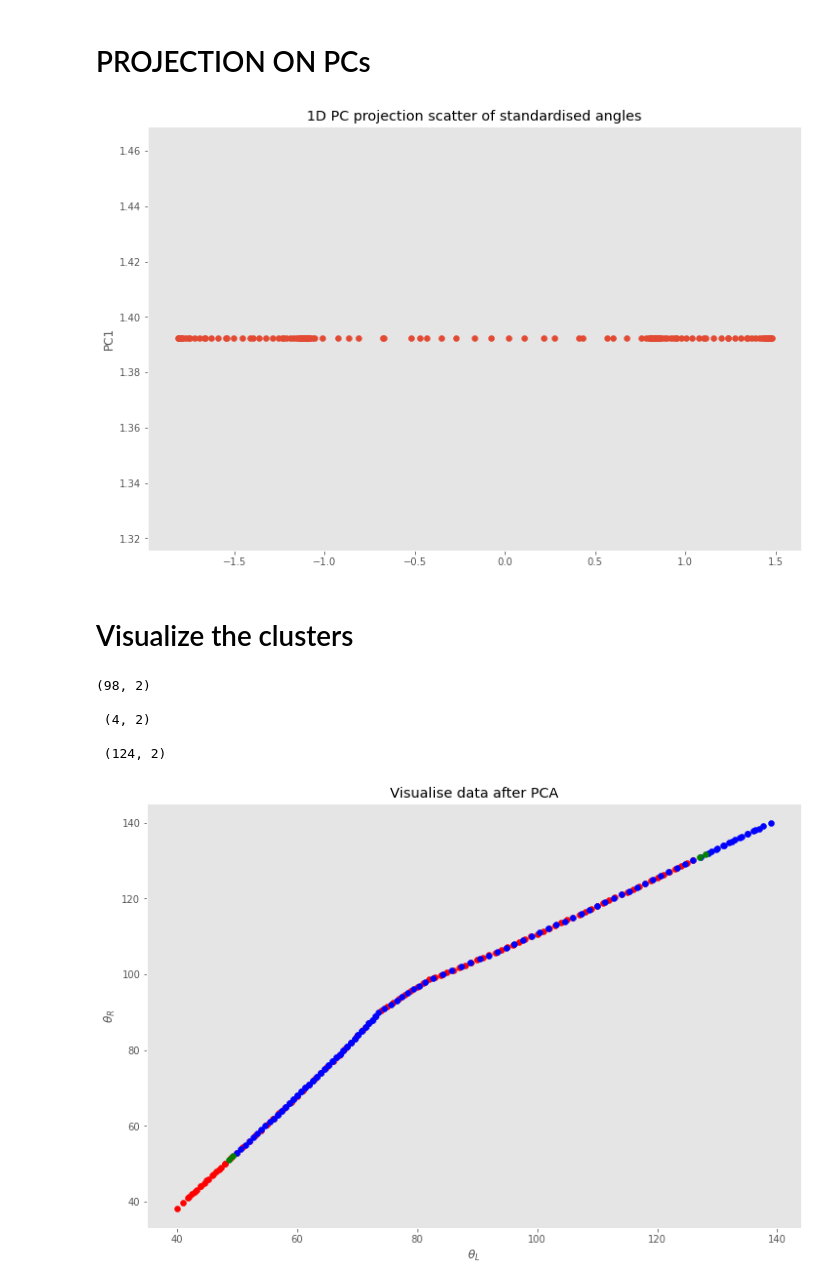
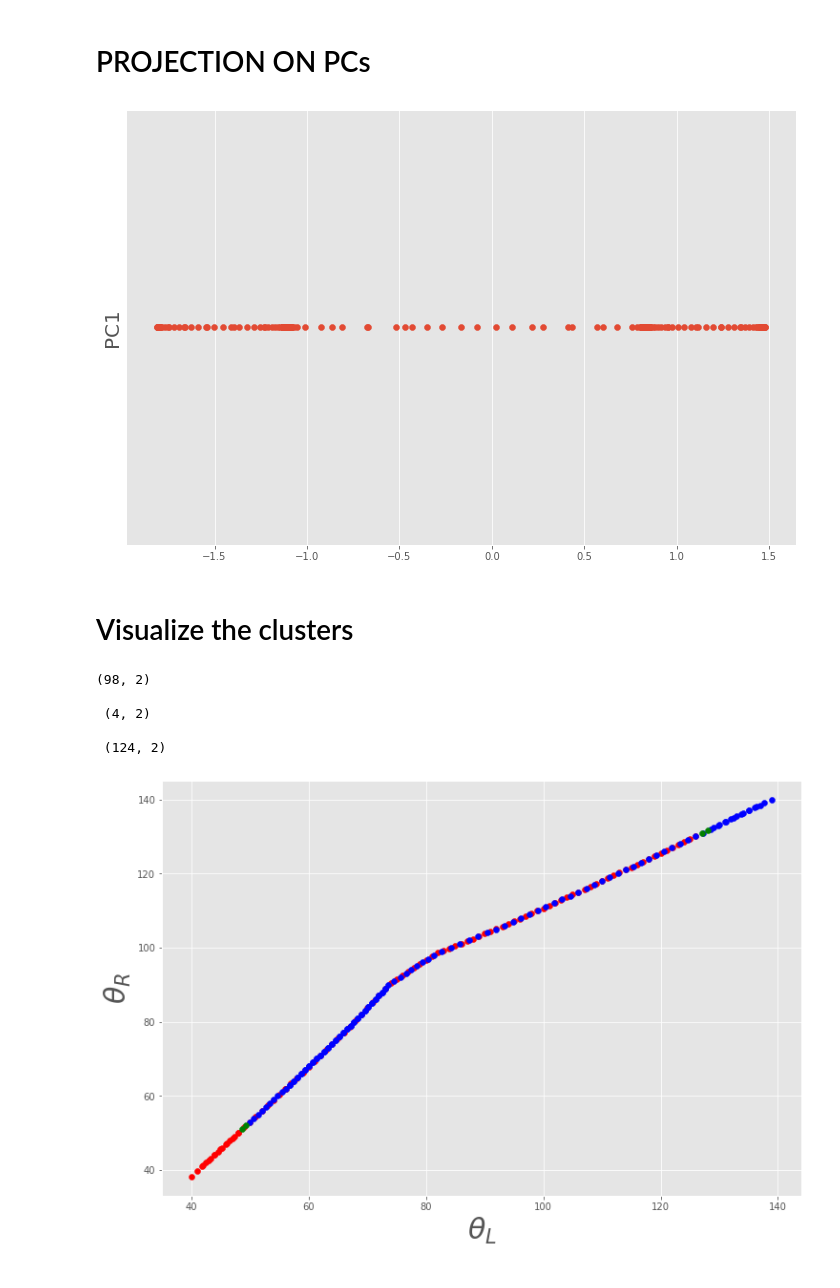
Before and after one commit to ej3517/FYP_EEE_Proprioceptive_Robot_Hand, a Jupyter notebook: DataProcessing/pca_sim_window.ipynb, the cells around one changed output. Drawn from its saved outputs; the diff is of its cells as text; code cells hidden in the pictures.

```diff
--- a/DataProcessing/pca_sim_window.ipynb
+++ b/DataProcessing/pca_sim_window.ipynb
@@ -141,53 +141,78 @@ angle_pca_1D = np.matmul(PC1,angle_std.T)
 rows,columns = angle_std.shape
 angle_pca_1D = np.append(angle_pca_1D, np.full((1,rows),eigen_val[1]), axis=0)
 
-fig = plt.figure()
-ax = fig.add_subplot(111)
-ax.scatter(angle_pca_1D[0],angle_pca_1D[1])
-plt.title("1D PC projection scatter of standardised angles")
+
+SMALL_SIZE = 8
+MEDIUM_SIZE = 10
+BIGGER_SIZE = 20
+
+plt.rc('font', size=BIGGER_SIZE)          # controls default text sizes
+plt.rc('axes', titlesize=BIGGER_SIZE)     # fontsize of the axes title
+plt.rc('axes', labelsize=BIGGER_SIZE)    # fontsize of the x and y labels
+plt.rc('xtick', labelsize=MEDIUM_SIZE)    # fontsize of the tick labels
+plt.rc('ytick', labelsize=MEDIUM_SIZE)    # fontsize of the tick labels
+plt.rc('legend', fontsize=BIGGER_SIZE)    # legend fontsize
+plt.rc('figure', titlesize=BIGGER_SIZE)  # fontsize of the figure title
+
+fig, ax = plt.subplots()
+plt.style.use("ggplot")
+plt.rcParams["figure.figsize"] = (12,8)
+ax.axes.yaxis.set_ticks([])
+plt.scatter(angle_pca_1D[0],angle_pca_1D[1])
+#plt.title("1D PC projection scatter of standardised angles")
 plt.ylabel("PC1")
-plt.grid()
-plt.show()
-plt.close()
+plt.savefig("1D_PCA_proj_std_angles_windowing.png")
 # %% [output]
-[figure, old version]
+[figure, new version]
 # %% [markdown]
 # Visualize the clusters
 # %%
 left = []
 middle = []
 right = []
 
 for i in range(rows):
     if angle_pca_1D[0][i] < -0.25:
         left += [data_array[i].tolist()]
     elif angle_pca_1D[0][i] > 0.15:
         right += [data_array[i].tolist()]
     else:
         middle += [data_array[i].tolist()]
 
 #print(left,"\n\n",middle,"\n\n",right)
 
 left = np.array(left)
 middle = np.array(middle)
 right = np.array(right)
 print(left.shape,"\n\n",middle.shape,"\n\n",right.shape)
 
-fig = plt.figure()
-ax = fig.add_subplot(111)
-ax.scatter(left.T[0],left.T[1],color='r')
-ax.scatter(right.T[0],right.T[1],color='b')
-ax.scatter(middle.T[0],middle.T[1],color='g')
-plt.title("Visualise data after PCA")
+SMALL_SIZE = 8
+MEDIUM_SIZE = 10
+BIGGER_SIZE = 30
+
+plt.rc('font', size=BIGGER_SIZE)          # controls default text sizes
+plt.rc('axes', titlesize=BIGGER_SIZE)     # fontsize of the axes title
+plt.rc('axes', labelsize=BIGGER_SIZE)    # fontsize of the x and y labels
+plt.rc('xtick', labelsize=MEDIUM_SIZE)    # fontsize of the tick labels
+plt.rc('ytick', labelsize=MEDIUM_SIZE)    # fontsize of the tick labels
+plt.rc('legend', fontsize=BIGGER_SIZE)    # legend fontsize
+plt.rc('figure', titlesize=BIGGER_SIZE)  # fontsize of the figure title
+
+fig, ax = plt.subplots()
+plt.style.use("ggplot")
+plt.rcParams["figure.figsize"] = (12,8)
+plt.scatter(left.T[0],left.T[1],color='r')
+plt.scatter(right.T[0],right.T[1],color='b')
+plt.scatter(middle.T[0],middle.T[1],color='g')
+#plt.title("Visualise data after PCA")
 plt.ylabel(r'$\theta_R$')
 plt.xlabel(r'$\theta_L$')
-plt.grid()
 plt.show()
 plt.close()
 # %% [output]
 (98, 2)
 
  (4, 2)
 
  (124, 2)
-[figure, old version]
+[figure, new version]
```
Also changed, not shown: 1 other file.
